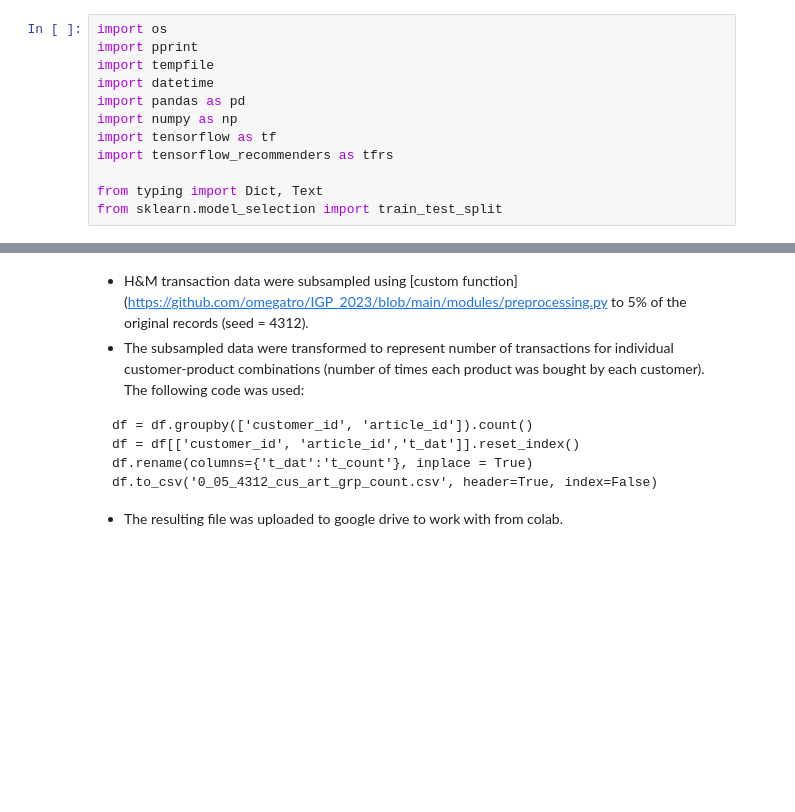
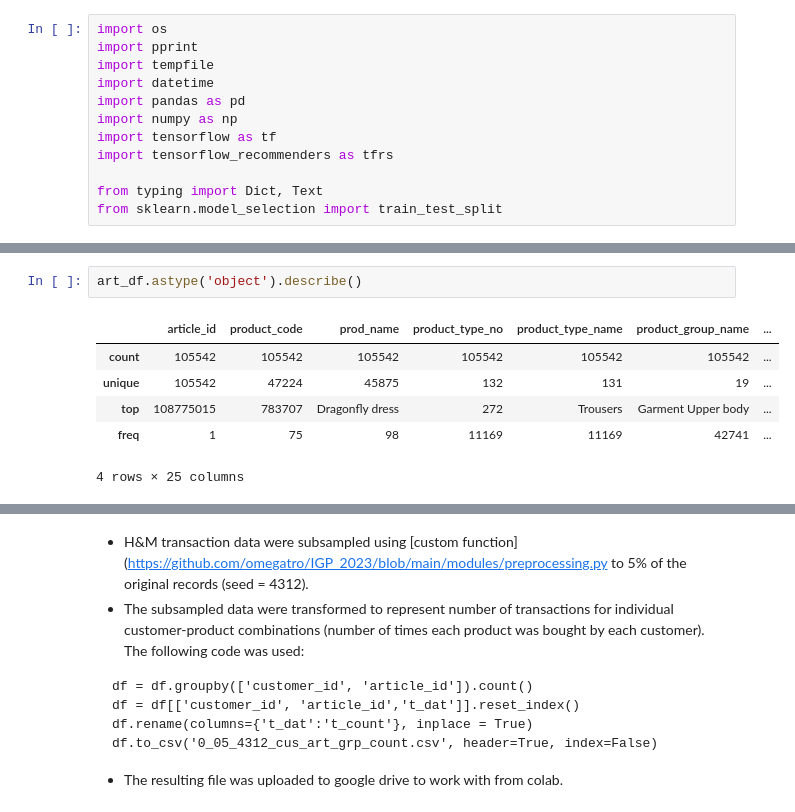
Before and after one commit to omegatro/IGP_2023, a Jupyter notebook: notebooks/tfrs_sandbox.ipynb, the cells around one changed output, grey strips where cells are left out. Saved outputs shown, nothing was run; the diff lists cells and outputs as text; blank space fills up the shorter version.

```diff
--- a/notebooks/tfrs_sandbox.ipynb
+++ b/notebooks/tfrs_sandbox.ipynb
@@ -17,0 +36,9 @@ from sklearn.model_selection import train_test_split
+# %%
+art_df.astype('object').describe()
+# %% [output]
+|  | article_id | product_code | prod_name | product_type_no | product_type_name | product_group_name | ... |
+| count | 105542 | 105542 | 105542 | 105542 | 105542 | 105542 | ... |
+| unique | 105542 | 47224 | 45875 | 132 | 131 | 19 | ... |
+| top | 108775015 | 783707 | Dragonfly dress | 272 | Trousers | Garment Upper body | ... |
+| freq | 1 | 75 | 98 | 11169 | 11169 | 42741 | ... |
+4 rows × 25 columns
```
Also changed, not shown: parts of 14 cells of this notebook.
